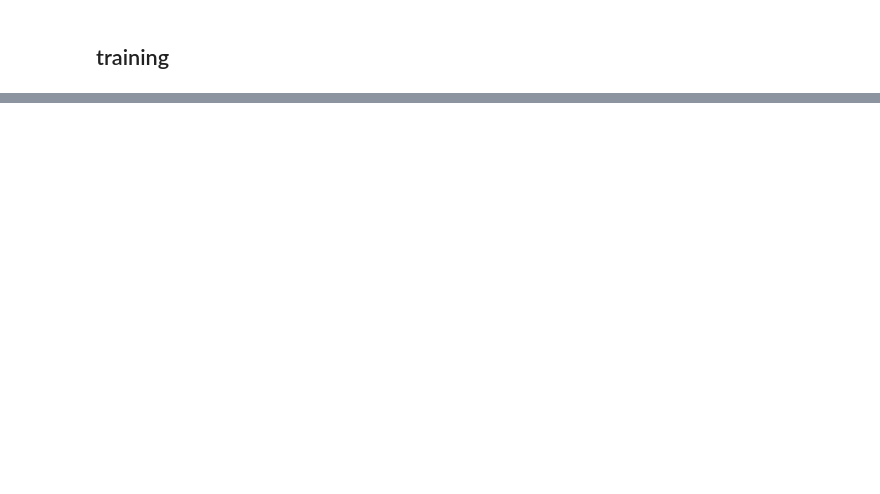
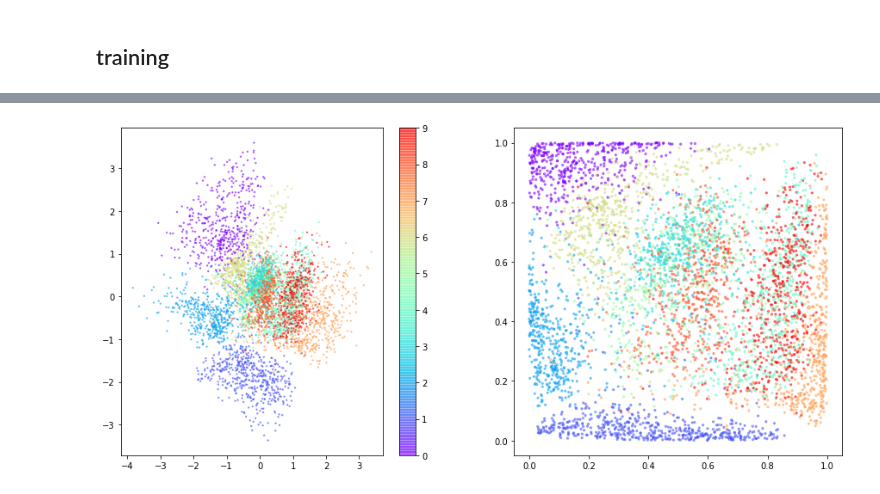
Before and after one commit to steffenmodest/GDL_code-tensorflow_2, a Jupyter notebook: 03_03_vae_digits_train.ipynb, the cells around one changed output, grey strips where cells are left out. Drawn from its saved outputs; the diff is of its cells as text; code cells hidden in the pictures; blank space fills up the shorter version.

```diff
--- a/03_03_vae_digits_train.ipynb
+++ b/03_03_vae_digits_train.ipynb
@@ -138,0 +276,29 @@ TypeError: ignored
+# %%
+n_to_show = 5000
+grid_size = 15
+fig_height = 7
+fig_width = 15
+
+example_idx = np.random.choice(range(len(x_test)), n_to_show)
+example_images = x_test[example_idx]
+example_labels = y_test[example_idx]
+
+_,_,z_points = vae.encoder.predict(example_images)
+p_points = norm.cdf(z_points)
+
+fig = plt.figure(figsize=(fig_width, fig_height))
+
+ax = fig.add_subplot(1, 2, 1)
+plot_1 = ax.scatter(z_points[:, 0] , z_points[:, 1] , cmap='rainbow' , c= example_labels
+            , alpha=0.5, s=2)
+plt.colorbar(plot_1)
+
+ax = fig.add_subplot(1, 2, 2)
+plot_2 = ax.scatter(p_points[:, 0] , p_points[:, 1] , cmap='rainbow' , c= example_labels
+            , alpha=0.5, s=5)
+
+
+
+plt.show()
+# %% [output]
+[figure, added]
```
Also changed, not shown: parts of 21 cells of this notebook.
